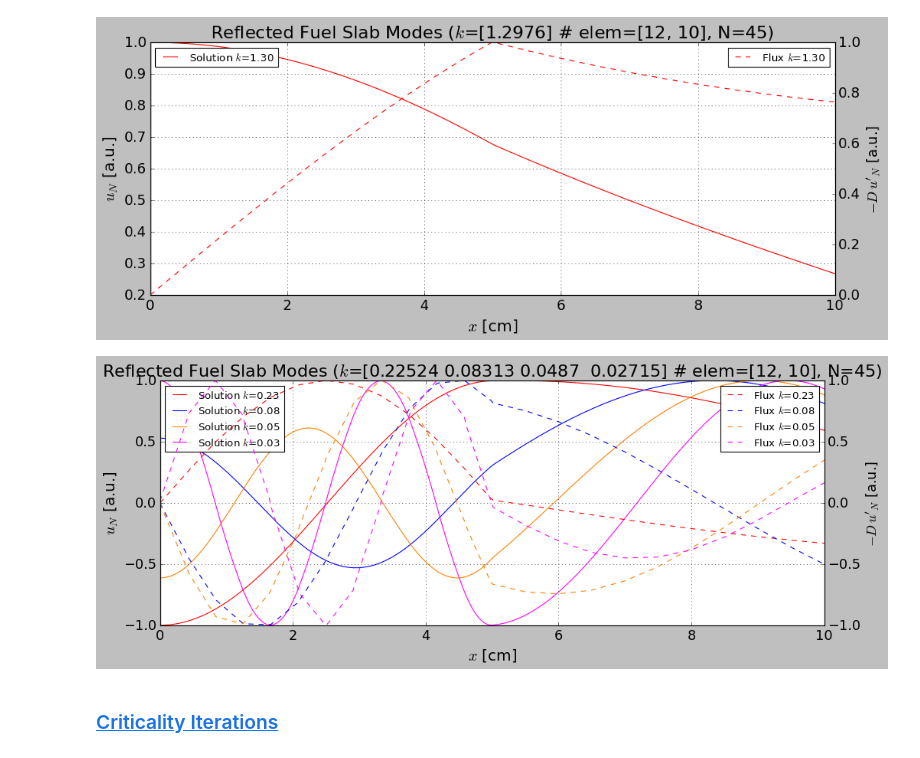
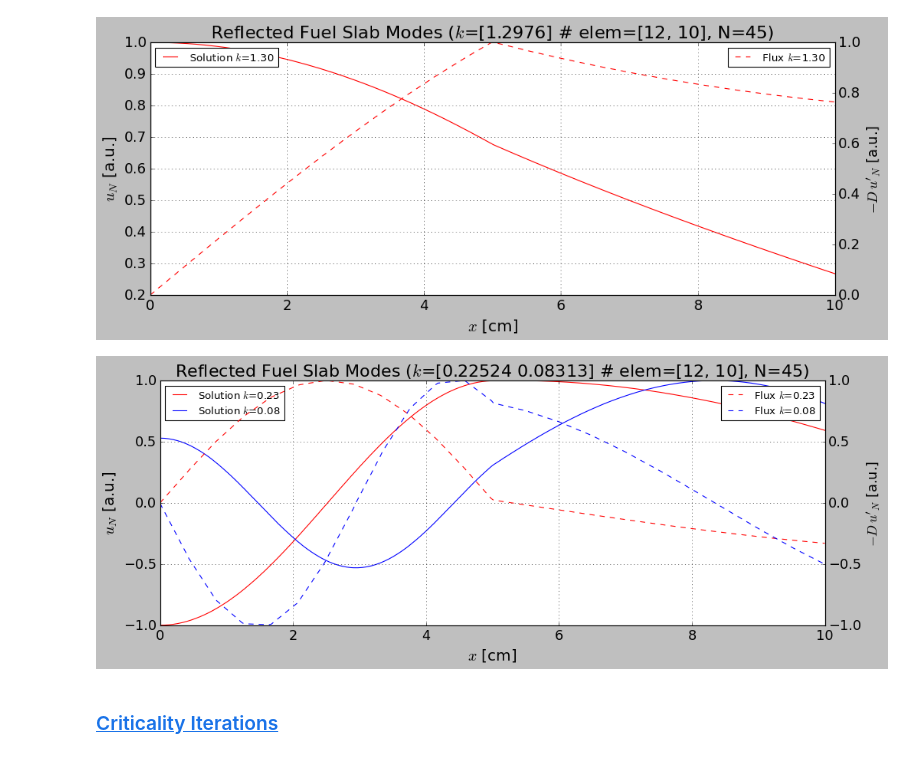
Before and after one commit to dpploy/engy-5050, a Jupyter notebook: notebooks/09-critical-reflected-fuel-slab.ipynb, the cells around one changed output. Drawn from its saved outputs; the diff is of its cells as text; code cells hidden in the pictures.

```diff
--- a/notebooks/09-critical-reflected-fuel-slab.ipynb
+++ b/notebooks/09-critical-reflected-fuel-slab.ipynb
@@ -537,9 +531,9 @@ plot_modes(k_vec[0:1], eigen_vec[:,0:1])
 # %% [output]
 [figure]
 # %%
-plot_modes(k_vec[1:5], eigen_vec[:,1:5])
+plot_modes(k_vec[1:3], eigen_vec[:,1:3])
 # %% [output]
-[figure, old version]
+[figure, new version]
 # %% [markdown]
 ### [Criticality Iterations](#toc)<a id="criticality-2"></a>
 # %% [markdown]
```
Also changed, not shown: parts of 2 cells of this notebook, 2 other files.
